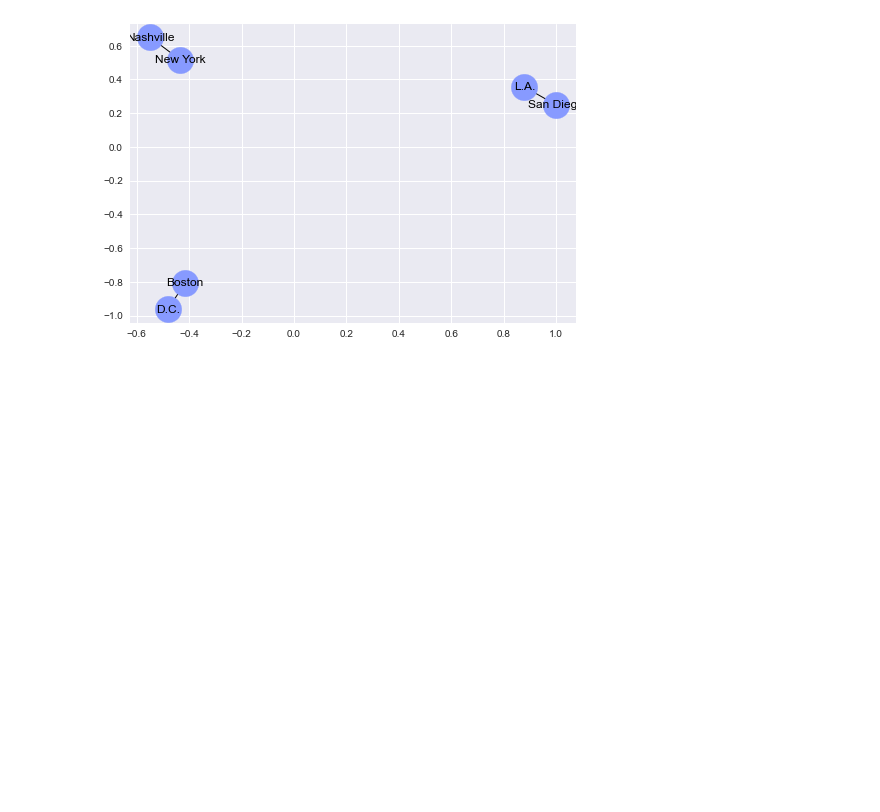
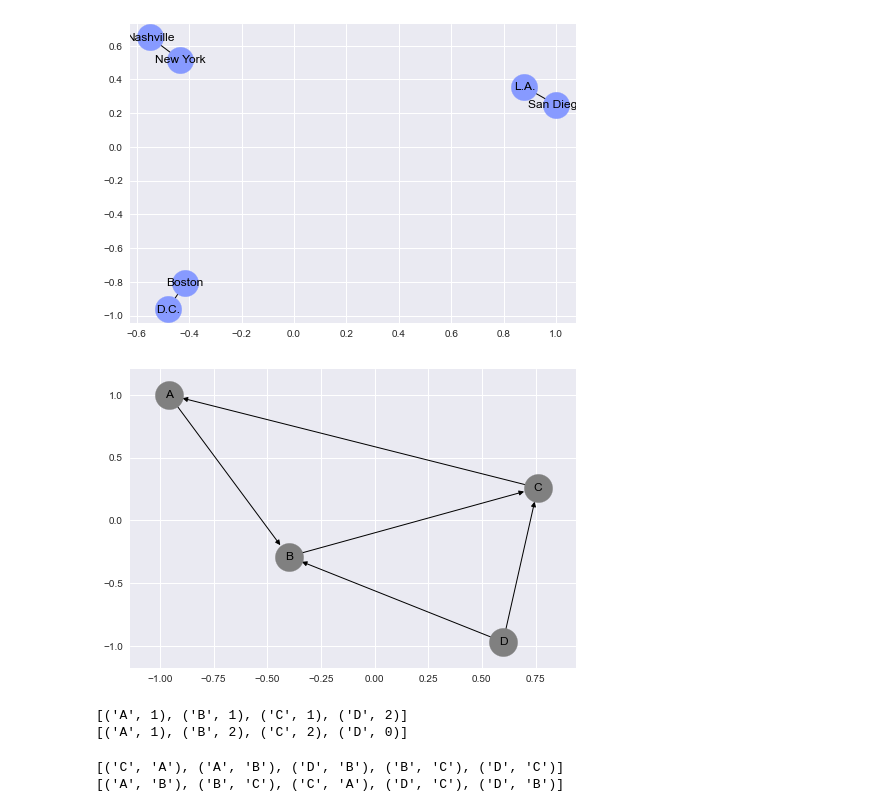
Before and after one commit to JayantGoel001/GraphsAndSocialNetworkAnalytics, a Jupyter notebook: Graph Using NetworkX.ipynb, the cells around one changed output. Cells and saved outputs as stored; diff of their text form; code cells hidden in the pictures; blank space fills up the shorter version.

```diff
--- a/Graph Using NetworkX.ipynb
+++ b/Graph Using NetworkX.ipynb
@@ -172,3 +172,28 @@ print(cities.edges(data=True))
 showNetork(cities,with_labels=True,node_color='#879AFF')
 # %% [output]
 [figure]
+# %%
+#Creating A Directred Graph
+B = nx.DiGraph([('A','B'),('B','C'),('C','A')])
+# %%
+#Adding Edges to di-graph
+B.add_edge('A','B')
+B.add_edges_from([('D','C'),('D','B')])
+# %%
+showNetork(B,with_labels=True,node_color='gray',node_size=800)
+# %% [output]
+[figure, added]
+# %%
+#indegree and outdegree of graph
+print(B.out_degree())
+print(B.in_degree())
+# %% [output]
+[('A', 1), ('B', 1), ('C', 1), ('D', 2)]
+[('A', 1), ('B', 2), ('C', 2), ('D', 0)]
+# %%
+#Inedges and OutEdges
+print(B.in_edges())
+print(B.out_edges())
+# %% [output]
+[('C', 'A'), ('A', 'B'), ('D', 'B'), ('B', 'C'), ('D', 'C')]
+[('A', 'B'), ('B', 'C'), ('C', 'A'), ('D', 'C'), ('D', 'B')]
```
